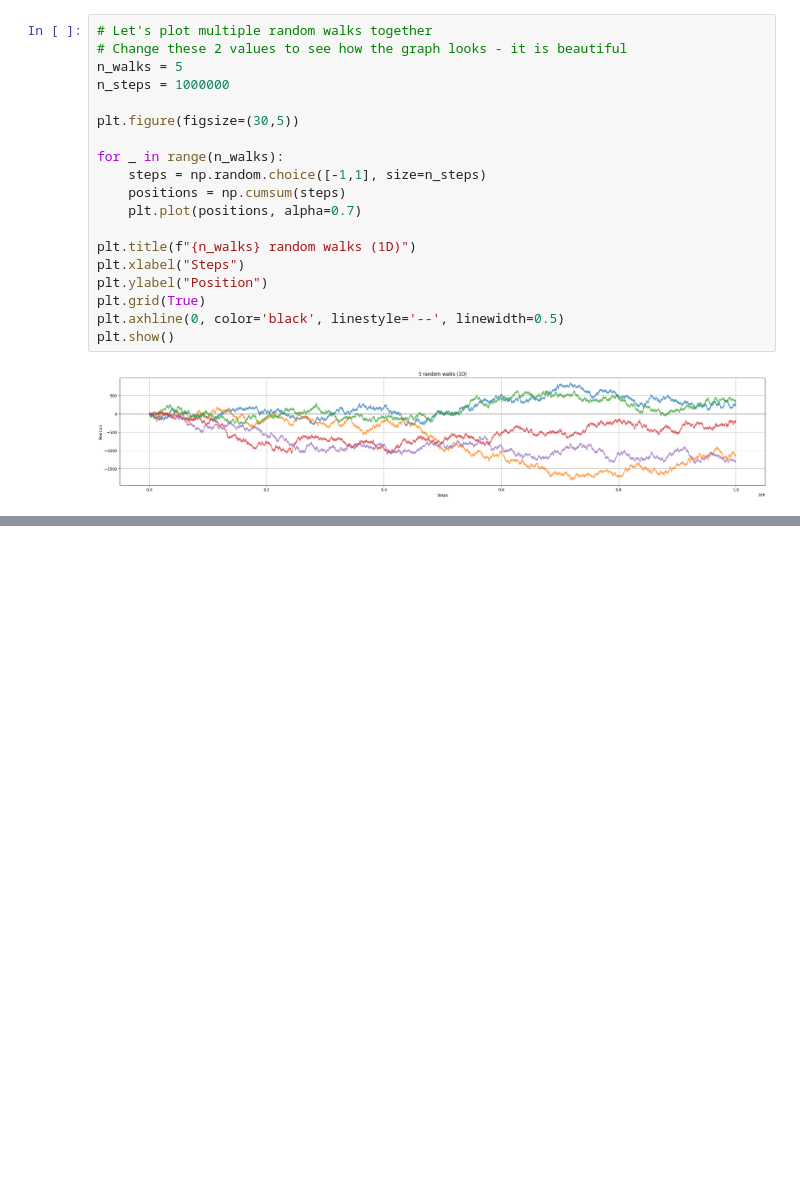
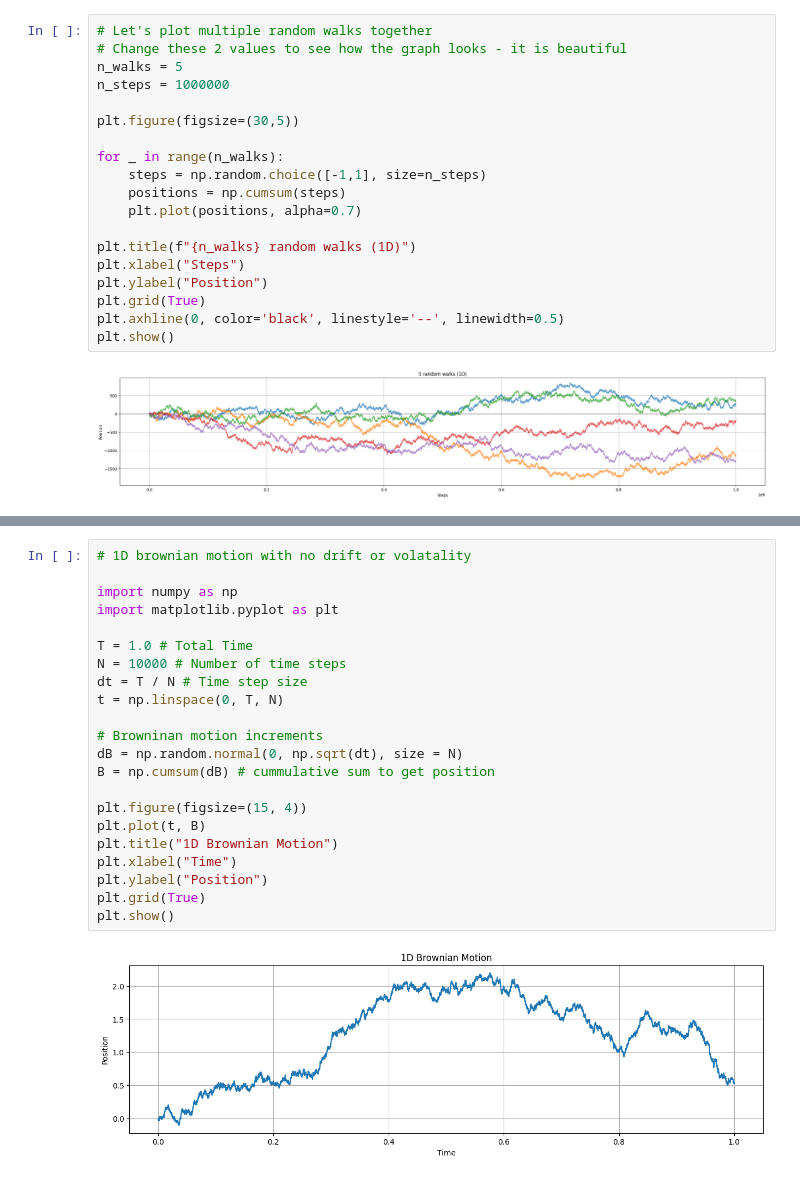
Before and after one commit to skntrl/monte-carlo-simulations, a Jupyter notebook: 5. random walk.ipynb, the cells around one changed output, grey strips where cells are left out. Cells and saved outputs as stored; diff of their text form; blank space fills up the shorter version.

```diff
--- a/5. random walk.ipynb
+++ b/5. random walk.ipynb
@@ -66,0 +76,24 @@ plt.show()
+# %%
+# 1D brownian motion with no drift or volatality
+
+import numpy as np
+import matplotlib.pyplot as plt
+
+T = 1.0 # Total Time
+N = 10000 # Number of time steps
+dt = T / N # Time step size
+t = np.linspace(0, T, N)
+
+# Browninan motion increments
+dB = np.random.normal(0, np.sqrt(dt), size = N)
+B = np.cumsum(dB) # cummulative sum to get position
+
+plt.figure(figsize=(15, 4))
+plt.plot(t, B)
+plt.title("1D Brownian Motion")
+plt.xlabel("Time")
+plt.ylabel("Position")
+plt.grid(True)
+plt.show()
+# %% [output]
+[figure, added]
```
Also changed, not shown: parts of 3 cells of this notebook.
